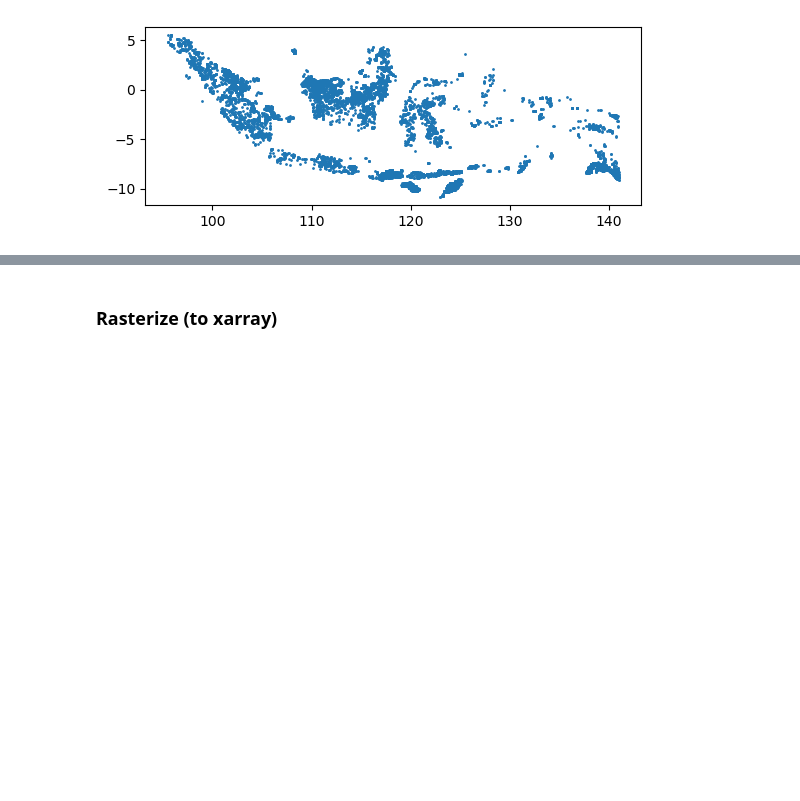
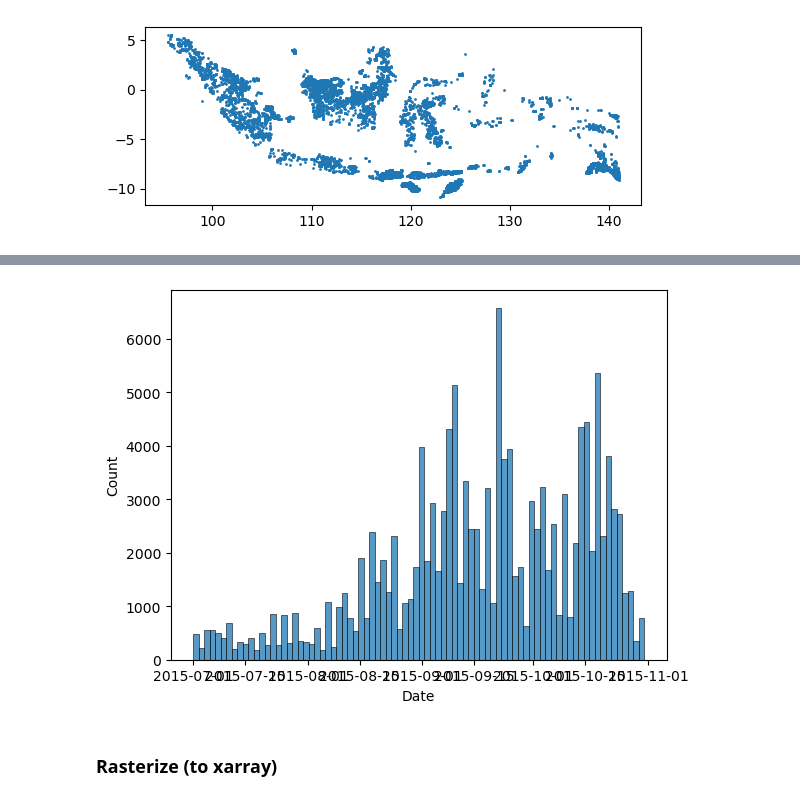
Before and after one commit to ninorp55/tropical-peat-post-fire-vegetation-recovery, a Jupyter notebook: first_data_exploration.ipynb, the cells around one changed output, grey strips where cells are left out. Cells and saved outputs as stored; diff of their text form; code cells hidden in the pictures; blank space fills up the shorter version.

```diff
--- a/first_data_exploration.ipynb
+++ b/first_data_exploration.ipynb
@@ -155,3 +213,12 @@ modis_fa_vf_2020.plot(markersize=1)
+# %%
+# check fires per month in 2015
+modis_fa_2015_fs = modis_fa_2015[modis_fa_2015.MONTH.between(7,10)]
+
+sns.histplot(x="ACQ_DATE", data=modis_fa_2015_fs)
+plt.xlabel("Date")
+plt.show()
+# %% [output]
+[figure, added]
 # %%
 import geopandas as gpd
 import xarray as xr
```
Also changed, not shown: parts of 10 cells of this notebook.
